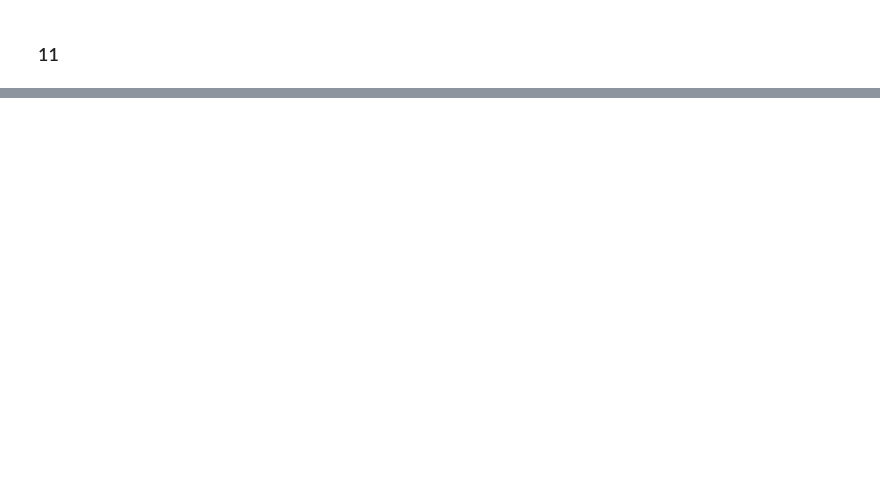
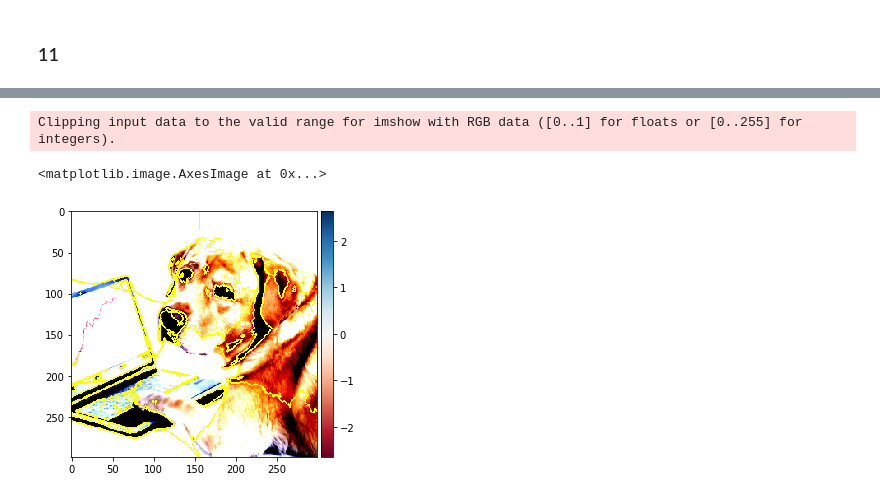
Before and after one commit to gabriel-ortega-hernandez/Tarea-2-Grupo-3, a Jupyter notebook: MA6202_T2.ipynb, the cells around one changed output, grey strips where cells are left out. Cells and saved outputs as stored; diff of their text form; code cells hidden in the pictures; blank space fills up the shorter version.

```diff
--- a/MA6202_T2.ipynb
+++ b/MA6202_T2.ipynb
@@ -341,0 +462,11 @@ Clipping input data to the valid range for imshow with RGB data ([0..1] for floa
+# %%
+# Recuperamos la estructura original de la imagen descrita por superpixeles
+mbkm_labels = mbkm_labels.reshape(299,299)
+# %%
+# Obtenemos una visualización de los bordes que inducen los superpixeles
+# obtenidos por KMeans sobre la imagen de control
+imshow(mark_boundaries(image=imagen_procesada,label_img=mbkm_labels))
+# %% [output]
+Clipping input data to the valid range for imshow with RGB data ([0..1] for floats or [0..255] for integers).
+<matplotlib.image.AxesImage at 0x...>
+[figure, added]
```
Also changed, not shown: parts of 23 cells of this notebook.
